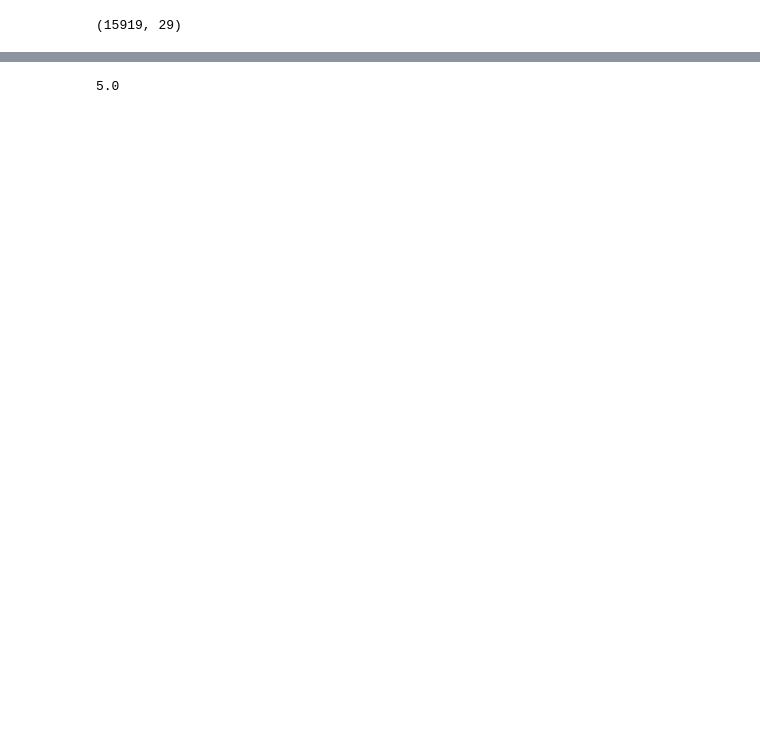
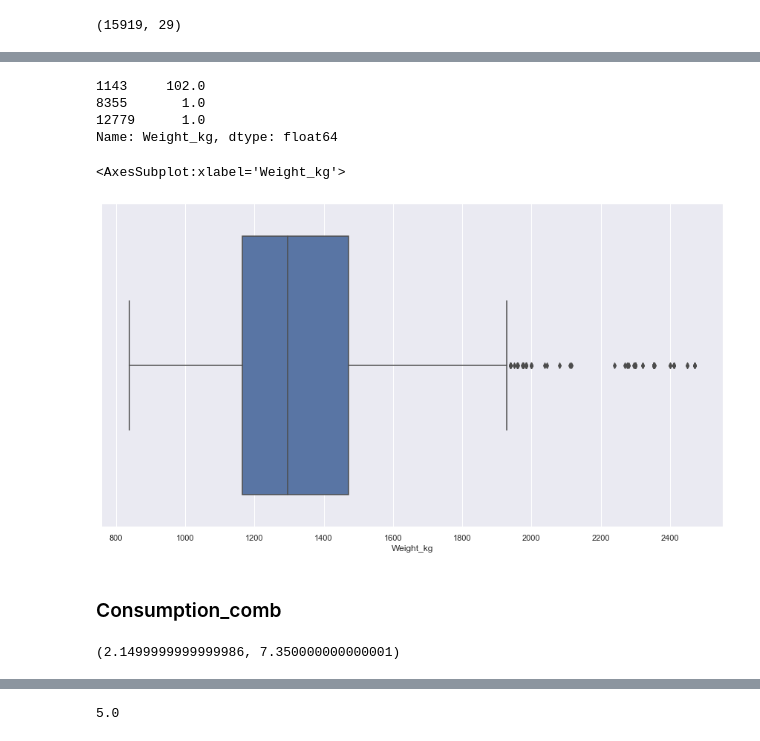
Before and after one commit to B-dogan/Capstone-Projects-Data-Analysis, a Jupyter notebook: Handling_With_Outliers.ipynb, the cells around one changed output, grey strips where cells are left out. Cells and saved outputs as stored; diff of their text form; code cells hidden in the pictures; blank space fills up the shorter version.

```diff
--- a/Handling_With_Outliers.ipynb
+++ b/Handling_With_Outliers.ipynb
@@ -1071,0 +1178,23 @@ Name: Cylinders, dtype: int64
+# %%
+df.loc[(df["Weight_kg"] < 704.5  ), "Weight_kg"]
+# %% [output]
+1143     102.0
+8355       1.0
+12779      1.0
+Name: Weight_kg, dtype: float64
+# %%
+df.loc[(df["Weight_kg"] < 704.5  ), "Weight_kg"] = np.nan
+# %%
+df["Weight_kg"] = df.groupby(["make_model", "body_type"]).Weight_kg.apply(lambda x : x.fillna(x.median()))
+# %%
+plt.figure(figsize=(15,8))
+sns.boxplot(x = df["Weight_kg"])
+# %% [output]
+<AxesSubplot:xlabel='Weight_kg'>
+[figure, added]
+# %% [markdown]
+### Consumption_comb
+# %%
+outlier_thresholds(df,"Consumption_comb")
+# %% [output]
+(2.1499999999999986, 7.350000000000001)
```
Also changed, not shown: parts of 147 cells of this notebook, 1 other file.
